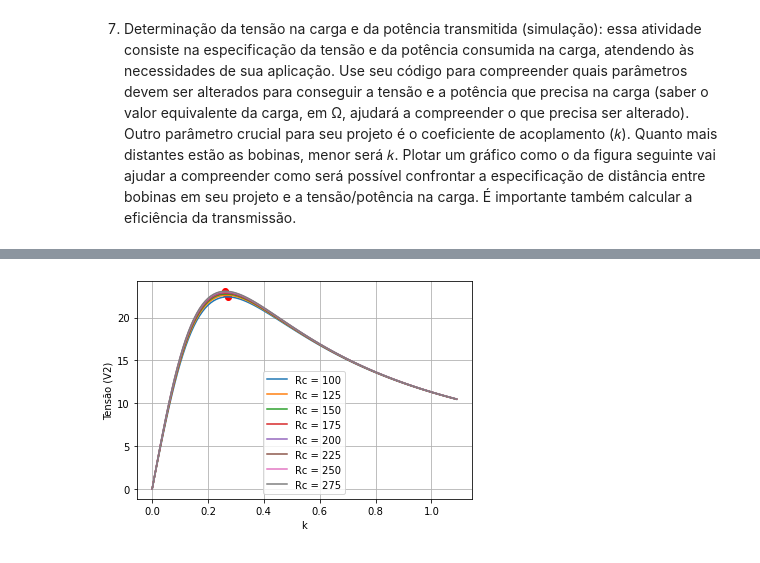
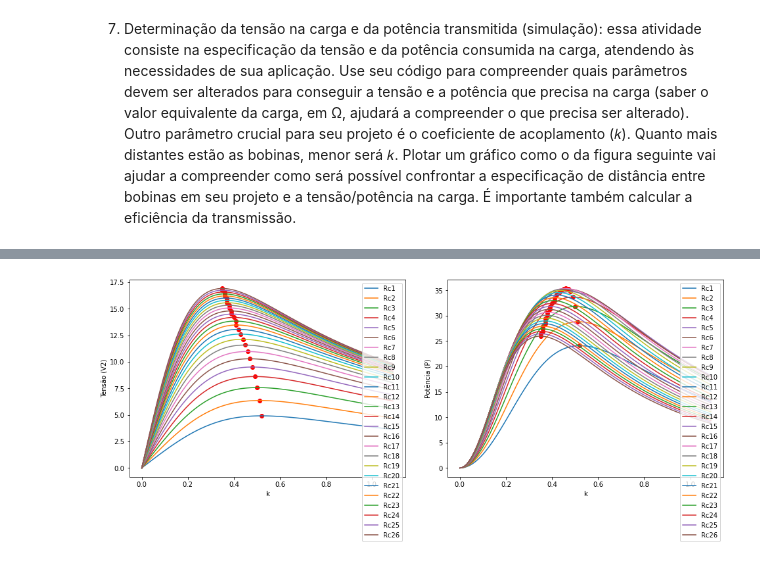
Before and after one commit to lnasser11/ProjetoEletroMag, a Jupyter notebook: item7.ipynb, the cells around one changed output, grey strips where cells are left out. Cells and saved outputs as stored; diff of their text form; code cells hidden in the pictures.

```diff
--- a/item7.ipynb
+++ b/item7.ipynb
@@ -54,7 +54,7 @@ def CalculaLeonardo(Uf, Rc, XM):
 # %%
 C = 4.7*10**-6
 f = 13700
-Rc_list = np.arange(100,300,25)
+Rc_list = np.arange(1,300,10)
 
 Uf = (2/pi)*19
 k = 0.1
@@ -169,40 +360,77 @@ IndexError: list index out of range
 # %%
-ks_max = []
-vs_max= []
-for Rc in Rc_list:
+n=0
+Rc_list_1 = np.arange(1, 11.4, 0.4)
+plt.figure(figsize=(14, 6))
+
+Max_k = []
+Max_kP = []
+Max__v = []
+Max__vP = []
+
+for Rc in Rc_list_1:
+    ks_max = []
+    vs_max = []
+    vsp_max = []
+    ksp_max = []
     Vcarga_list = []
+    P_list = []
     V_max = 0  # Valor máximo para esta RC
     k_max = 0   # Valor de k correspondente ao máximo
+    P_max = 0
+    n+=1
     for k in k_list:
+        # Seu código para calcular Vcarga_list e P_list
         C1 = C2 = C
         R = R1 = R2 = Rdc + (2*Rdc/(100*10**3)) * f
         w = 2 * pi * f
         L = L1 = L2 = 1/((f**2)*4*(pi**2)*C)
         XC = XC1 = XC2 = 1/(1j * w * C)
         XL = XL1 = XL2 = 1j * w * L
         M = k * sqrt(L**2)
         XM = 1j * w * M
         i1, i2 = CalculaLeonardo(Uf, Rc, XM)
         V2 = ((Rc*XC)/(Rc+XC))*i2
         Vcarga_list.append(abs(V2))
 
+        P = ((V2)**2)/Rc
+        P_list.append(abs(P))
+
         # Atualizando o valor máximo e o valor de k correspondente
         if abs(V2) > V_max:
             V_max = abs(V2)
             k_max = k
             vs_max.append(abs(V2))
             ks_max.append(k)
+        if abs(P) > P_max:
+            P_max = abs(P)
+            k_max_P = k
+            vsp_max.append(abs(P))
+            ksp_max.append(k)
 
-    # Plotando o gráfico para esta RC
-    plt.plot(k_list, Vcarga_list, label="Rc = " + str(Rc))
+    Max__v.append(max(vs_max))
+    Max_k.append(max(ks_max))
+    Max_kP.append(max(ksp_max))  # Armazenando o valor de k correspondente à maior potência para esta Rc
+    Max__vP.append(max(vsp_max))
 
-    # Plotando o ponto correspondente ao máximo
+    plt.subplot(1, 2, 1)  # Subplot na posição 1
+    plt.plot(k_list, Vcarga_list, label="Rc" + str(n))
     plt.scatter(k_max, V_max, color='red')
+    plt.xlabel("k")
+    plt.ylabel("Tensão (V2)")
+    plt.legend()
+    plt.grid()
 
-plt.xlabel("k")
-plt.ylabel("Tensão (V2)")
-plt.legend()
-plt.grid()
+
+    # Plotando o gráfico de P vs K
+    plt.subplot(1, 2, 2)  # Subplot na posição 2
+    plt.plot(k_list, P_list, label="Rc" + str(n))
+    plt.scatter(k_max_P, P_max, color='red')
+    plt.xlabel("k")
+    plt.ylabel("Potência (P)")
+    plt.legend()
+    plt.grid()
+
+plt.tight_layout(pad=3.0)  # Ajusta automaticamente a disposição dos subplots
 plt.show()
 # %% [output]
-[figure, old version]
+[figure, new version]
```
Also changed, not shown: parts of 11 cells of this notebook.
